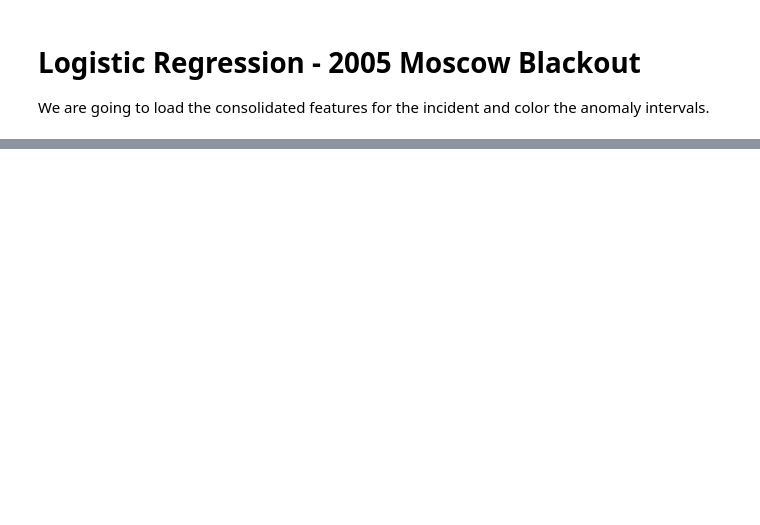
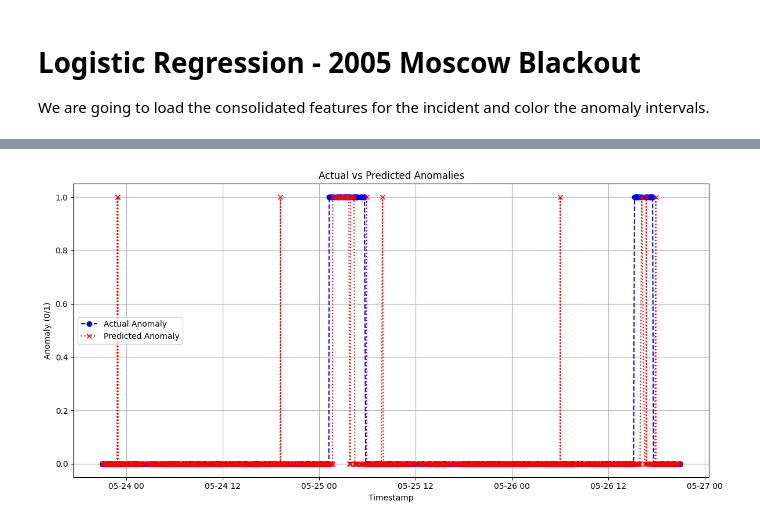
Before and after one commit to carlos-cagnazzo/ml-for-networks-workshop-mvd-2024, a Jupyter notebook: notebooks/ml-detection-01.ipynb, the cells around one changed output, grey strips where cells are left out. Drawn from its saved outputs; the diff is of its cells as text; code cells hidden in the pictures; blank space fills up the shorter version.

```diff
--- a/notebooks/ml-detection-01.ipynb
+++ b/notebooks/ml-detection-01.ipynb
@@ -52,0 +169,26 @@ plt.show()
+# %%
+from sklearn.linear_model import LogisticRegression
+from sklearn.metrics import classification_report, confusion_matrix
+
+# Prepare training and validation data
+X_train = train_features.drop(columns=["timestamp"])  # Drop timestamp column for features
+X_val = val_features.drop(columns=["timestamp"])
+
+y_train = train_labels["anomaly"]  # Use the anomaly column as the target
+y_val = val_labels["anomaly"]
+
+# Train the logistic regression model
+log_reg = LogisticRegression(random_state=42, max_iter=1000)
+log_reg.fit(X_train, y_train)
+
+# Predictions
+y_train_pred = log_reg.predict(X_train)
+y_val_pred = log_reg.predict(X_val)
+
+# Evaluation
+print("Training Classification Report:\n", classification_report(y_train, y_train_pred))
+print("Validation Classification Report:\n", classification_report(y_val, y_val_pred))
+
+# Confusion matrix for validation set
+conf_matrix = confusion_matrix(y_val, y_val_pred)
+print("Validation Confusion Matrix:\n", conf_matrix)
@@ -52,0 +213,16 @@ plt.show()
+# %%
+import matplotlib.pyplot as plt
+
+# Plot actual vs predicted for validation set
+plt.figure(figsize=(12, 6))
+plt.plot(val_features["timestamp"], y_val, label="Actual Anomaly", color="blue", marker='o', linestyle="--")
+plt.plot(val_features["timestamp"], y_val_pred, label="Predicted Anomaly", color="red", marker='x', linestyle=":")
+plt.xlabel("Timestamp")
+plt.ylabel("Anomaly (0/1)")
+plt.title("Actual vs Predicted Anomalies")
+plt.legend()
+plt.grid(True)
+plt.tight_layout()
+plt.show()
+# %% [output]
+[figure, added]
```
Also changed, not shown: parts of 10 cells of this notebook.
